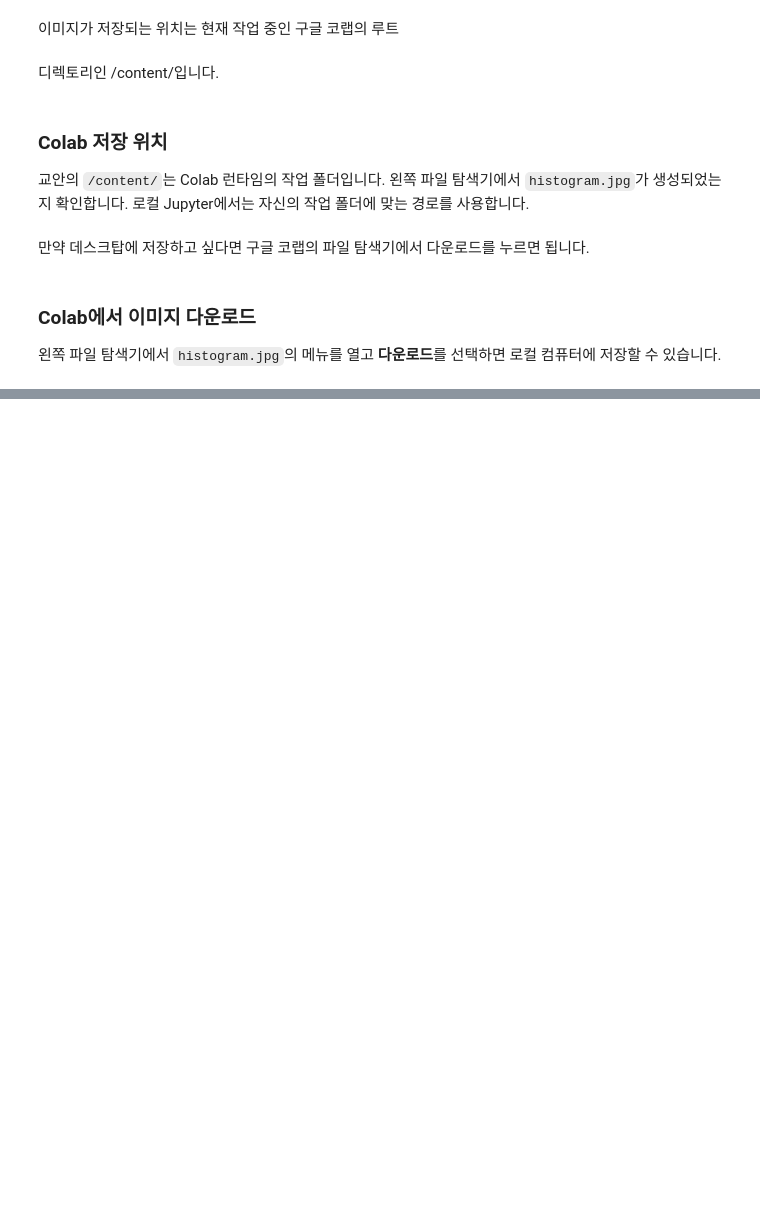
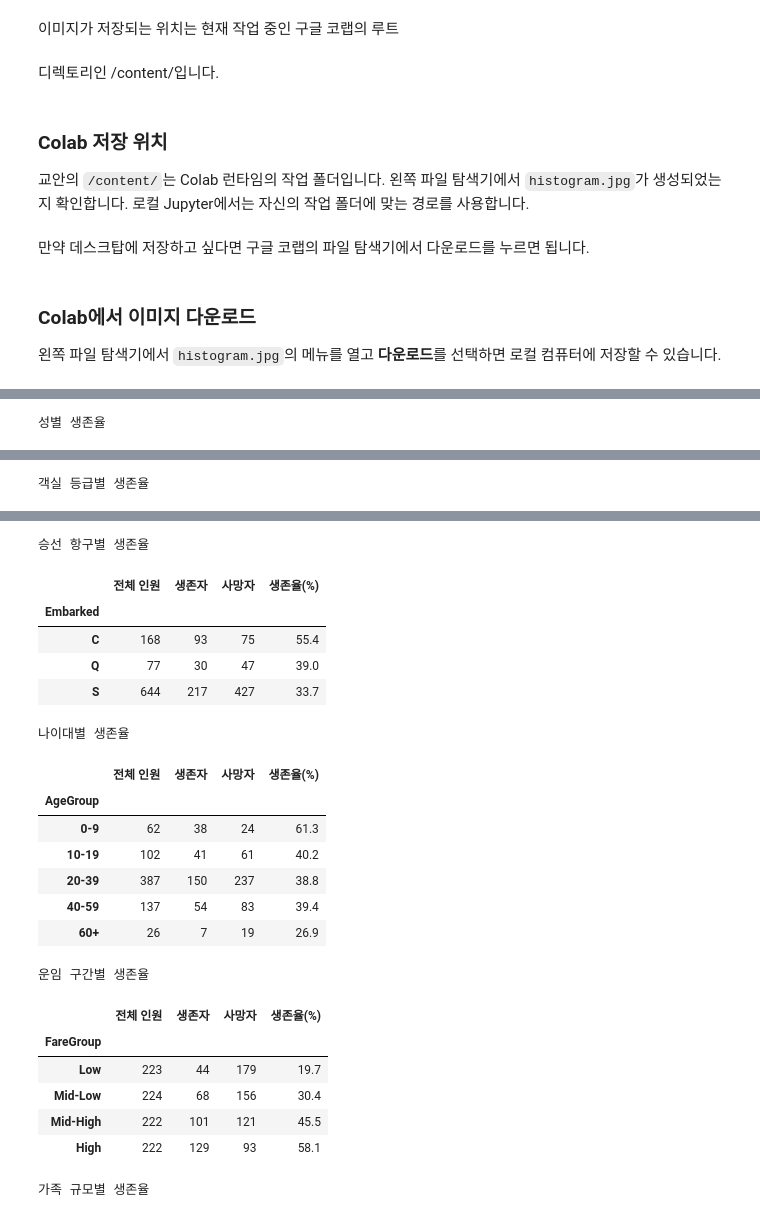
Before and after one commit to ByoungGuk1/finance-dev-learning-log, a Jupyter notebook: work/python/day03/section03.ipynb, the cells around one changed output, grey strips where cells are left out. Saved outputs shown, nothing was run; the diff lists cells and outputs as text; code cells hidden in the pictures; blank space fills up the shorter version.

Commit message:
feat : 2026-09-09 --data:review

```diff
--- a/work/python/day03/section03.ipynb
+++ b/work/python/day03/section03.ipynb
@@ -2442,0 +2337,57 @@ plt.savefig('/content/histogram.jpg', format='jpg')
+# %%
+def survival_summary(data, group_column):
+    summary = (
+        data.groupby(group_column, observed=True)['Survived']
+        .agg(['count', 'sum', 'mean'])
+        .rename(columns={
+            'count': '전체 인원',
+            'sum': '생존자',
+            'mean': '생존율(%)'
+        })
+    )
+    summary['사망자'] = summary['전체 인원'] - summary['생존자']
+    summary['생존율(%)'] = (summary['생존율(%)'] * 100).round(1)
+    return summary[['전체 인원', '생존자', '사망자', '생존율(%)']]
+
+sex_summary = survival_summary(titanic, 'Sex')
+pclass_summary = survival_summary(titanic, 'Pclass')
+embarked_summary = survival_summary(titanic.dropna(subset=['Embarked']), 'Embarked')
+
+age_data = titanic.dropna(subset=['Age']).copy()
+age_data['AgeGroup'] = pd.cut(
+    age_data['Age'],
+    bins=[0, 10, 20, 40, 60, float('inf')],
+    labels=['0-9', '10-19', '20-39', '40-59', '60+'],
+    right=False
+)
+age_summary = survival_summary(age_data, 'AgeGroup')
+
+fare_data = titanic.copy()
+fare_data['FareGroup'] = pd.qcut(
+    fare_data['Fare'],
+    q=4,
+    labels=['Low', 'Mid-Low', 'Mid-High', 'High']
+)
+fare_summary = survival_summary(fare_data, 'FareGroup')
+
+family_data = titanic.copy()
+family_data['FamilySize'] = family_data['SibSp'] + family_data['Parch'] + 1
+family_data['FamilyGroup'] = pd.cut(
+    family_data['FamilySize'],
+    bins=[0, 1, 4, float('inf')],
+    labels=['Alone', '2-4', '5+']
+)
+family_summary = survival_summary(family_data, 'FamilyGroup')
+
+for title, summary in [
+    ('성별 생존율', sex_summary),
+    ('객실 등급별 생존율', pclass_summary),
+    ('승선 항구별 생존율', embarked_summary),
+    ('나이대별 생존율', age_summary),
+    ('운임 구간별 생존율', fare_summary),
+    ('가족 규모별 생존율', family_summary)
+]:
+    print(title)
+    display(summary)
+# %% [output]
+성별 생존율
@@ -2442,0 +2398 @@ plt.savefig('/content/histogram.jpg', format='jpg')
+객실 등급별 생존율
@@ -2442,0 +2404,22 @@ plt.savefig('/content/histogram.jpg', format='jpg')
+승선 항구별 생존율
+|  | 전체 인원 | 생존자 | 사망자 | 생존율(%) |
+| Embarked |  |  |  |  |
+| C | 168 | 93 | 75 | 55.4 |
+| Q | 77 | 30 | 47 | 39.0 |
+| S | 644 | 217 | 427 | 33.7 |
+나이대별 생존율
+|  | 전체 인원 | 생존자 | 사망자 | 생존율(%) |
+| AgeGroup |  |  |  |  |
+| 0-9 | 62 | 38 | 24 | 61.3 |
+| 10-19 | 102 | 41 | 61 | 40.2 |
+| 20-39 | 387 | 150 | 237 | 38.8 |
+| 40-59 | 137 | 54 | 83 | 39.4 |
+| 60+ | 26 | 7 | 19 | 26.9 |
+운임 구간별 생존율
+|  | 전체 인원 | 생존자 | 사망자 | 생존율(%) |
+| FareGroup |  |  |  |  |
+| Low | 223 | 44 | 179 | 19.7 |
+| Mid-Low | 224 | 68 | 156 | 30.4 |
+| Mid-High | 222 | 101 | 121 | 45.5 |
+| High | 222 | 129 | 93 | 58.1 |
+가족 규모별 생존율
```
Also changed, not shown: parts of 117 cells of this notebook, 3 other files.
